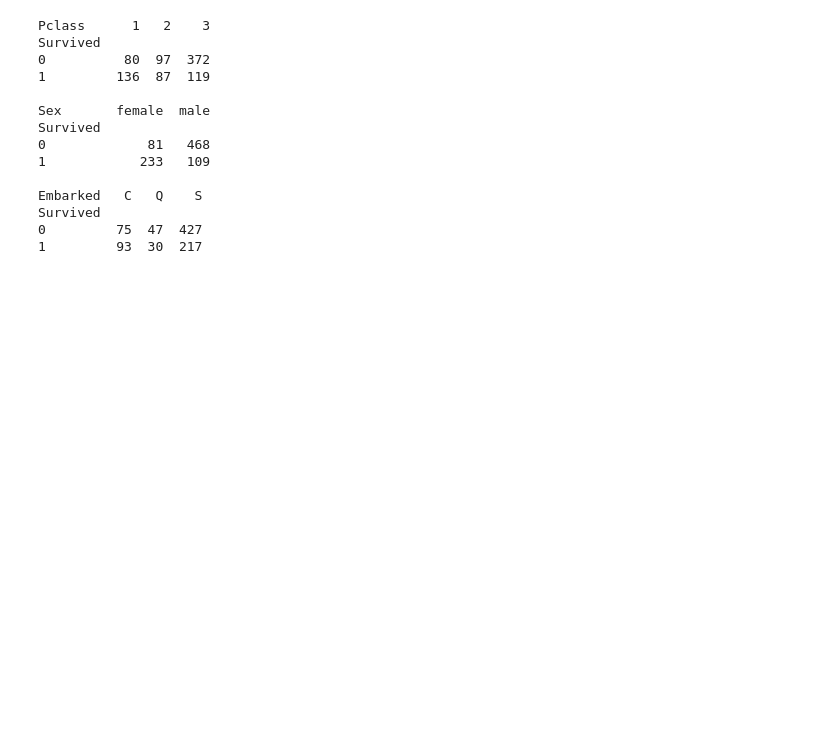
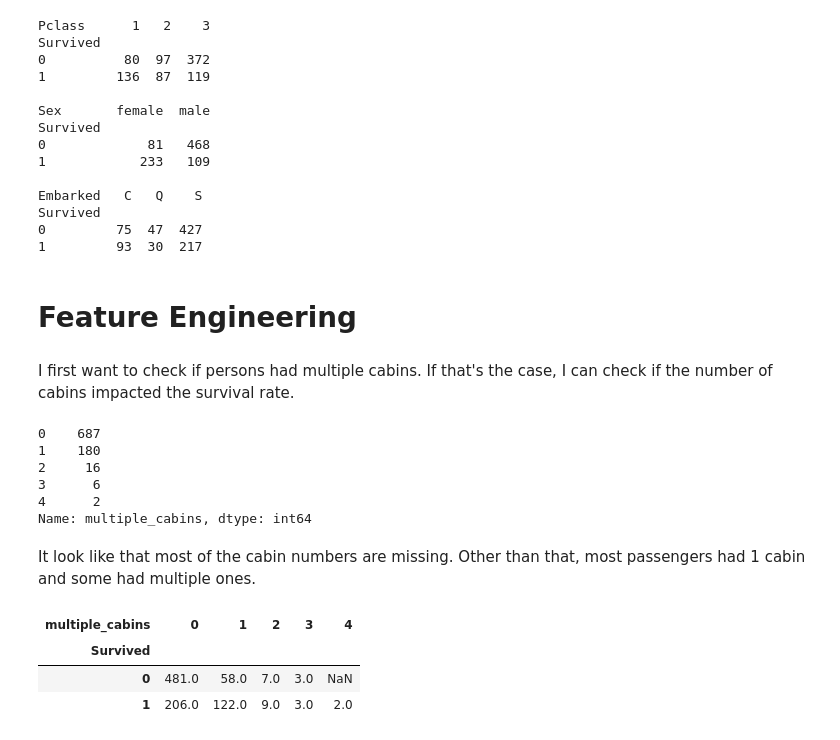
Before and after one commit to jkopz/titanic, a Jupyter notebook: titanic.ipynb, the cells around one changed output. Saved outputs shown, nothing was run; the diff lists cells and outputs as text; code cells hidden in the pictures; blank space fills up the shorter version.

Commit message:
Added Feature Engineering

```diff
--- a/titanic.ipynb
+++ b/titanic.ipynb
@@ -136,3 +136,27 @@ Embarked   C   Q    S
 Survived
 0         75  47  427
 1         93  30  217
+# %% [markdown]
+# Feature Engineering
+# %% [markdown]
+I first want to check if persons had multiple cabins. If that's the case, I can check if the number of cabins impacted the survival rate.
+# %%
+training["multiple_cabins"] = training.Cabin.apply(lambda x: 0 if pd.isna(x) else len(x.split(" ")))
+
+training["multiple_cabins"].value_counts()
+# %% [output]
+0    687
+1    180
+2     16
+3      6
+4      2
+Name: multiple_cabins, dtype: int64
+# %% [markdown]
+It look like that most of the cabin numbers are missing. Other than that, most passengers had 1 cabin and some had multiple ones.
+# %%
+pd.pivot_table(training, index="Survived", columns="multiple_cabins", values="Ticket", aggfunc="count")
+# %% [output]
+| multiple_cabins | 0 | 1 | 2 | 3 | 4 |
+| Survived |  |  |  |  |  |
+| 0 | 481.0 | 58.0 | 7.0 | 3.0 | NaN |
+| 1 | 206.0 | 122.0 | 9.0 | 3.0 | 2.0 |
```
Also changed, not shown: parts of 6 cells of this notebook.
